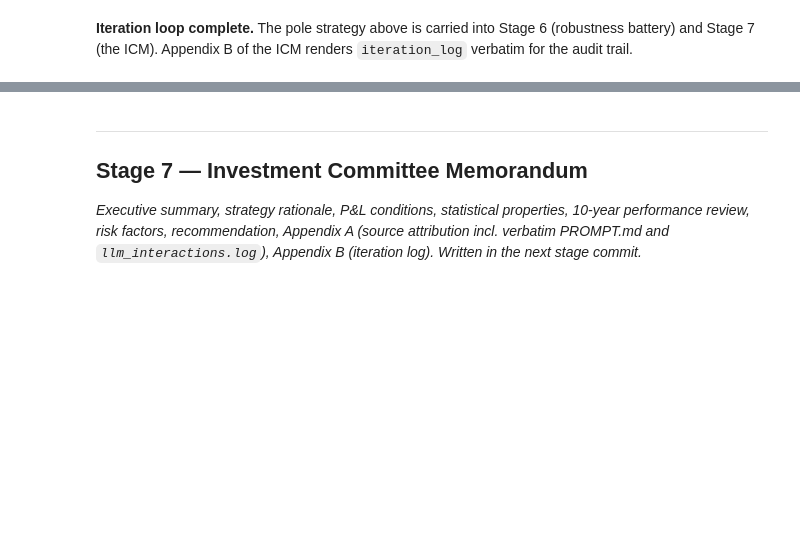
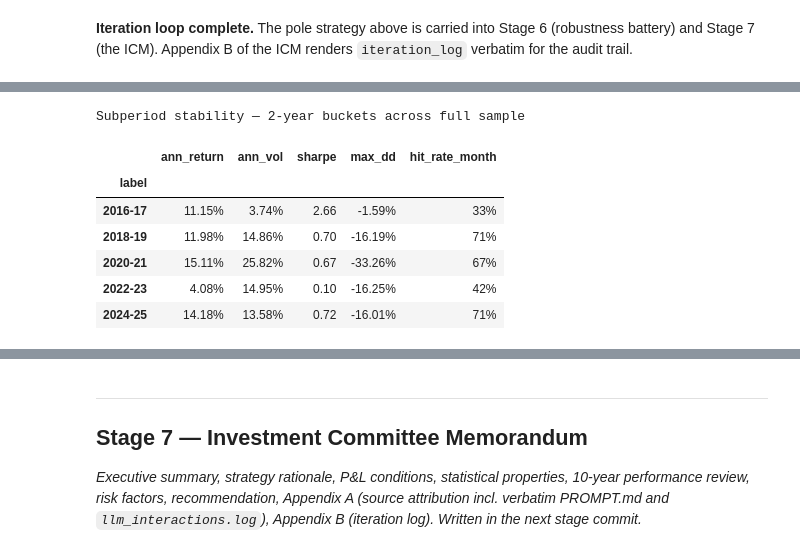
Before and after one commit to turbo-wombat/MLinF-project-1, a Jupyter notebook: ProprietaryMomentumStrategy.ipynb, the cells around one changed output, grey strips where cells are left out. Cells and saved outputs as stored; diff of their text form; code cells hidden in the pictures; blank space fills up the shorter version.

```diff
--- a/ProprietaryMomentumStrategy.ipynb
+++ b/ProprietaryMomentumStrategy.ipynb
@@ -2358,0 +2490,35 @@ _Cost/frequency/lookback sensitivities, subperiod stability, Monte Carlo bootstr
+# %%
+# ── 6.4 · Subperiod stability (2-year windows) ────────────────────────────
+
+_, _pole_net, _pole_to = backtest(RESULTS[CURRENT_BEST]['weights'], prices, cfg['COST_BPS'])
+_windows = [
+    ('2016-17', '2016-04-18', '2017-12-31'),
+    ('2018-19', '2018-01-01', '2019-12-31'),
+    ('2020-21', '2020-01-01', '2021-12-31'),
+    ('2022-23', '2022-01-01', '2023-12-31'),
+    ('2024-25', '2024-01-01', '2026-04-18'),
+]
+_sub = []
+for _lbl, _s, _e in _windows:
+    _r = _pole_net.loc[_s:_e]
+    _t = _pole_to.loc[_s:_e]
+    if len(_r) < 30:  continue
+    _m = evaluate(_r, benchmarks['EW-DJIA (BH)'], rf_daily, ff3, _t,
+                  label=_lbl, cfg={**cfg, 'BOOTSTRAP_N': 500})
+    _sub.append(_m)
+subperiod = pd.DataFrame(_sub).set_index('label')[
+    ['ann_return','ann_vol','sharpe','max_dd','hit_rate_month']
+]
+subperiod.style.format({
+    'ann_return':'{:.2%}','ann_vol':'{:.2%}','sharpe':'{:.2f}',
+    'max_dd':'{:.2%}','hit_rate_month':'{:.0%}',
+}).set_caption('Subperiod stability — 2-year buckets across full sample')
+# %% [output]
+Subperiod stability — 2-year buckets across full sample
+|  | ann_return | ann_vol | sharpe | max_dd | hit_rate_month |
+| label |  |  |  |  |  |
+| 2016-17 | 11.15% | 3.74% | 2.66 | -1.59% | 33% |
+| 2018-19 | 11.98% | 14.86% | 0.70 | -16.19% | 71% |
+| 2020-21 | 15.11% | 25.82% | 0.67 | -33.26% | 67% |
+| 2022-23 | 4.08% | 14.95% | 0.10 | -16.25% | 42% |
+| 2024-25 | 14.18% | 13.58% | 0.72 | -16.01% | 71% |
```
Also changed, not shown: parts of 28 cells of this notebook.
